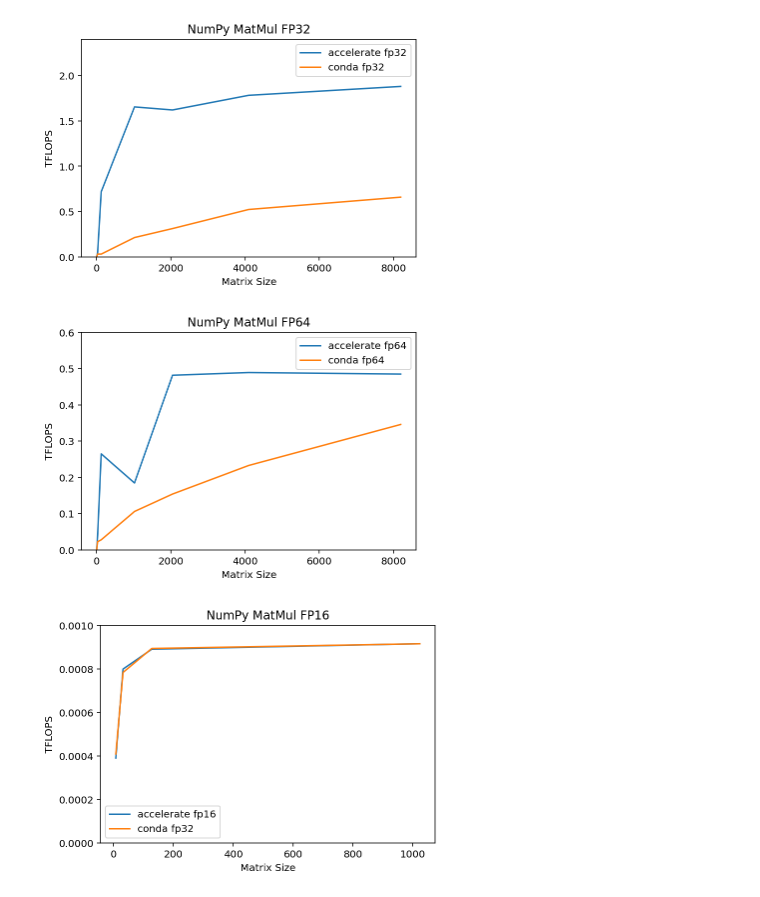
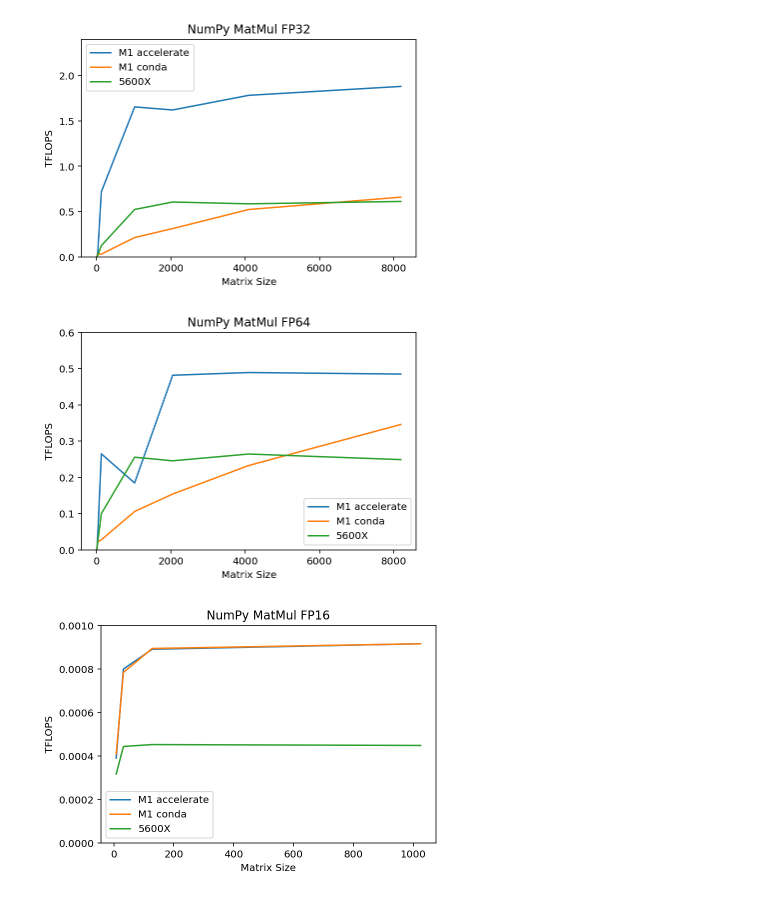
Before and after one commit to tlkh/m1-cpu-benchmarks, a Jupyter notebook: result_reader.ipynb, the cells around one changed output. Saved outputs shown, nothing was run; the diff lists cells and outputs as text; code cells hidden in the pictures.

Commit message:
Add 5600X results

```diff
--- a/result_reader.ipynb
+++ b/result_reader.ipynb
@@ -12,20 +12,24 @@ accelerate_fp32 = results["accelerate"]["single"]
 conda_fp32 = results["conda"]["single"]
 accelerate_fp64 = results["accelerate"]["double"]
 conda_fp64 = results["conda"]["double"]
+ryzen_fp32 = results["5600X"]["single"]
+ryzen_fp64 = results["5600X"]["double"]
 # %%
-plt.plot(x_axis, accelerate_fp32, label="accelerate fp32")
-plt.plot(x_axis, conda_fp32, label="conda fp32")
+plt.plot(x_axis, accelerate_fp32, label="M1 accelerate")
+plt.plot(x_axis, conda_fp32, label="M1 conda")
+plt.plot(x_axis, ryzen_fp32, label="5600X")
 plt.legend()
 plt.ylim([0,2.4])
 plt.title("NumPy MatMul FP32")
 plt.ylabel("TFLOPS")
 plt.xlabel("Matrix Size")
 plt.show()
 # %% [output]
-[figure, old version]
+[figure, new version]
 # %%
-plt.plot(x_axis, accelerate_fp64, label="accelerate fp64")
-plt.plot(x_axis, conda_fp64, label="conda fp64")
+plt.plot(x_axis, accelerate_fp64, label="M1 accelerate")
+plt.plot(x_axis, conda_fp64, label="M1 conda")
+plt.plot(x_axis, ryzen_fp64, label="5600X")
 plt.legend()
 plt.ylim([0,0.6])
 plt.title("NumPy MatMul FP64")
@@ -33,13 +37,15 @@ plt.ylabel("TFLOPS")
 plt.xlabel("Matrix Size")
 plt.show()
 # %% [output]
-[figure, old version]
+[figure, new version]
 # %%
 accelerate_fp16 = results["accelerate"]["half"]
 conda_fp16 = results["conda"]["half"]
+ryzen_fp16 = results["5600X"]["half"]
 x_axis_fp16 = x_axis[:len(conda_fp16)]
-plt.plot(x_axis_fp16, accelerate_fp16, label="accelerate fp16")
-plt.plot(x_axis_fp16, conda_fp16, label="conda fp32")
+plt.plot(x_axis_fp16, accelerate_fp16, label="M1 accelerate")
+plt.plot(x_axis_fp16, conda_fp16, label="M1 conda")
+plt.plot(x_axis_fp16, ryzen_fp16, label="5600X")
 plt.legend()
 plt.ylim([0,0.001])
 plt.title("NumPy MatMul FP16")
@@ -47,4 +53,4 @@ plt.ylabel("TFLOPS")
 plt.xlabel("Matrix Size")
 plt.show()
 # %% [output]
-[figure, old version]
+[figure, new version]
```
Also changed, not shown: 2 other files.
